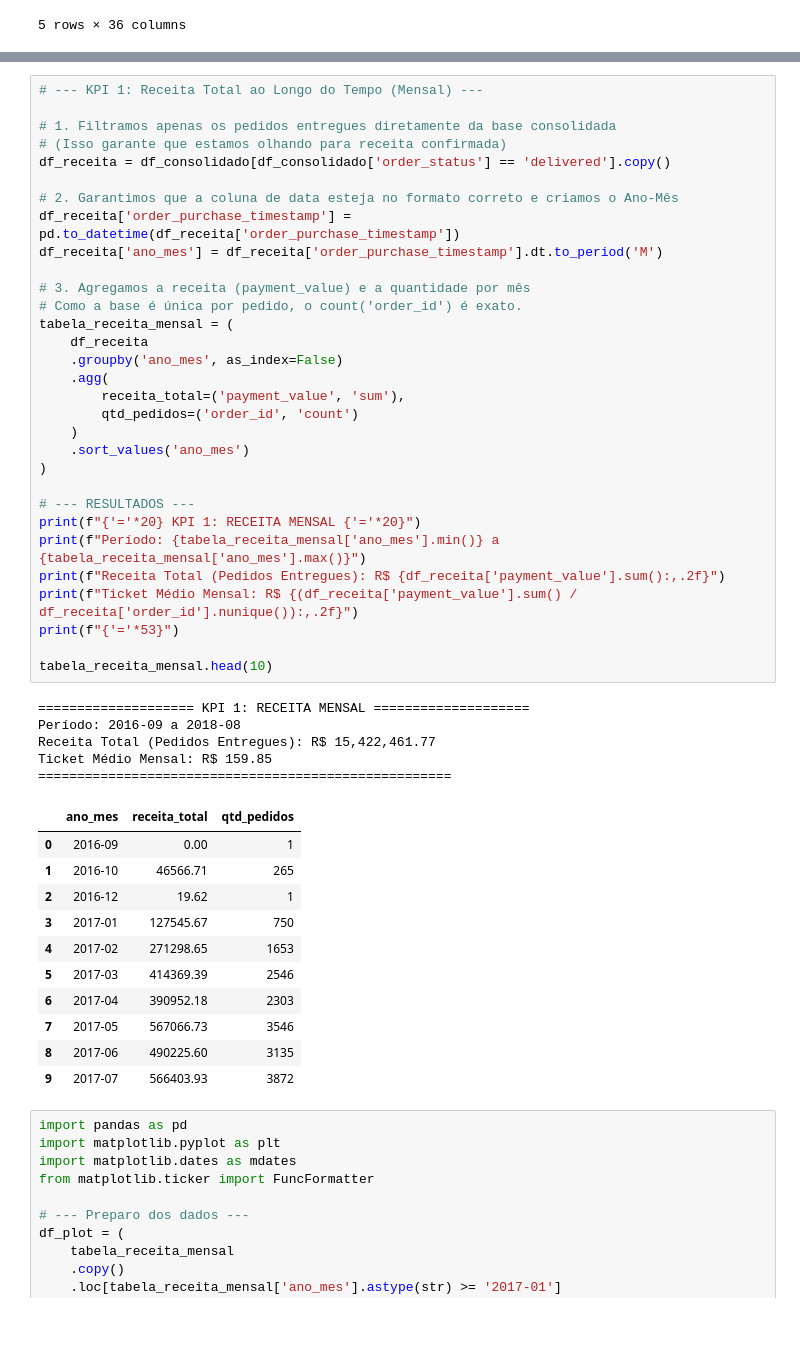
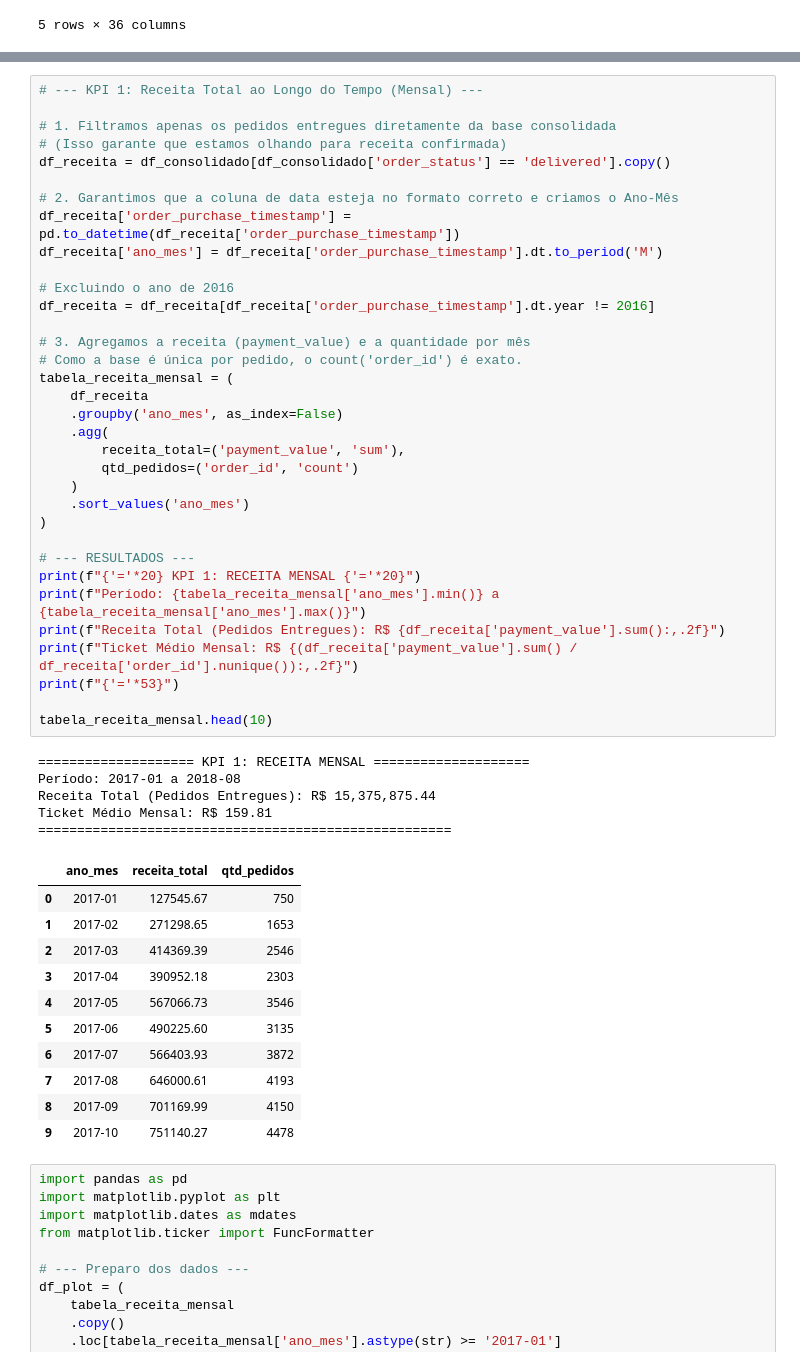
Before and after one commit to evellynjardini/Data-Analytics---Grupo-24, a Jupyter notebook: 1 - Projeto-Olist-KPIs/notebooks/Receita.ipynb, the cells around one changed output, grey strips where cells are left out. Drawn from its saved outputs; the diff is of its cells as text; blank space fills up the shorter version.

```diff
--- a/1 - Projeto-Olist-KPIs/notebooks/Receita.ipynb
+++ b/1 - Projeto-Olist-KPIs/notebooks/Receita.ipynb
@@ -29,46 +49,49 @@ Drive already mounted at /content/drive; to attempt to forcibly remount, call dr
 df_receita = df_consolidado[df_consolidado['order_status'] == 'delivered'].copy()
 
 # 2. Garantimos que a coluna de data esteja no formato correto e criamos o Ano-Mês
 df_receita['order_purchase_timestamp'] = pd.to_datetime(df_receita['order_purchase_timestamp'])
 df_receita['ano_mes'] = df_receita['order_purchase_timestamp'].dt.to_period('M')
+
+# Excluindo o ano de 2016
+df_receita = df_receita[df_receita['order_purchase_timestamp'].dt.year != 2016]
 
 # 3. Agregamos a receita (payment_value) e a quantidade por mês
 # Como a base é única por pedido, o count('order_id') é exato.
 tabela_receita_mensal = (
     df_receita
     .groupby('ano_mes', as_index=False)
     .agg(
         receita_total=('payment_value', 'sum'),
         qtd_pedidos=('order_id', 'count')
     )
     .sort_values('ano_mes')
 )
 
 # --- RESULTADOS ---
 print(f"{'='*20} KPI 1: RECEITA MENSAL {'='*20}")
 print(f"Período: {tabela_receita_mensal['ano_mes'].min()} a {tabela_receita_mensal['ano_mes'].max()}")
 print(f"Receita Total (Pedidos Entregues): R$ {df_receita['payment_value'].sum():,.2f}")
 print(f"Ticket Médio Mensal: R$ {(df_receita['payment_value'].sum() / df_receita['order_id'].nunique()):,.2f}")
 print(f"{'='*53}")
 
 tabela_receita_mensal.head(10)
 # %% [output]
 ==================== KPI 1: RECEITA MENSAL ====================
-Período: 2016-09 a 2018-08
-Receita Total (Pedidos Entregues): R$ 15,422,461.77
-Ticket Médio Mensal: R$ 159.85
+Período: 2017-01 a 2018-08
+Receita Total (Pedidos Entregues): R$ 15,375,875.44
+Ticket Médio Mensal: R$ 159.81
 =====================================================
 |  | ano_mes | receita_total | qtd_pedidos |
-| 0 | 2016-09 | 0.00 | 1 |
-| 1 | 2016-10 | 46566.71 | 265 |
-| 2 | 2016-12 | 19.62 | 1 |
-| 3 | 2017-01 | 127545.67 | 750 |
-| 4 | 2017-02 | 271298.65 | 1653 |
-| 5 | 2017-03 | 414369.39 | 2546 |
-| 6 | 2017-04 | 390952.18 | 2303 |
-| 7 | 2017-05 | 567066.73 | 3546 |
-| 8 | 2017-06 | 490225.60 | 3135 |
-| 9 | 2017-07 | 566403.93 | 3872 |
+| 0 | 2017-01 | 127545.67 | 750 |
+| 1 | 2017-02 | 271298.65 | 1653 |
+| 2 | 2017-03 | 414369.39 | 2546 |
+| 3 | 2017-04 | 390952.18 | 2303 |
+| 4 | 2017-05 | 567066.73 | 3546 |
+| 5 | 2017-06 | 490225.60 | 3135 |
+| 6 | 2017-07 | 566403.93 | 3872 |
+| 7 | 2017-08 | 646000.61 | 4193 |
+| 8 | 2017-09 | 701169.99 | 4150 |
+| 9 | 2017-10 | 751140.27 | 4478 |
 # %%
 import pandas as pd
 import matplotlib.pyplot as plt
```
Also changed, not shown: parts of 3 cells of this notebook.
